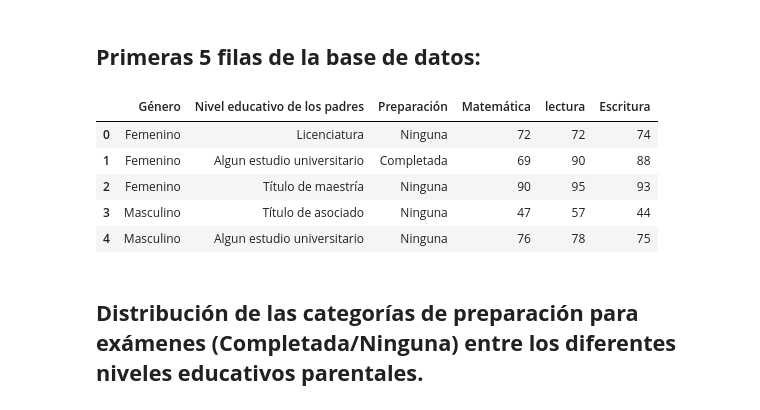
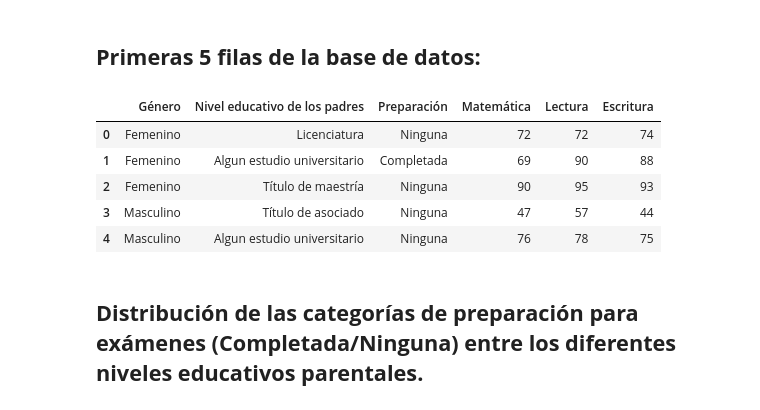
Before and after one commit to Zadquiel-niev/StudentsPerformance-G5-G6-Grupo-5, a Jupyter notebook: jupyter.ipynb, the cells around one changed output. Saved outputs shown, nothing was run; the diff lists cells and outputs as text; code cells hidden in the pictures.

```diff
--- a/jupyter.ipynb
+++ b/jupyter.ipynb
@@ -17,27 +17,27 @@ En este informe se busca realizar el estudio de la relación que existe entre el
 # %%
 #leer la base de datos en formato csv
 import pandas as pd
 
 pd.set_option('display.notebook_repr_html', True)
 
 def _repr_latex_(self):
     return "{%s}" % self.to_latex()
 
 pd.DataFrame._repr_latex_ = _repr_latex_
 
 csv = ('https://raw.githubusercontent.com/Rickfer14/StudentsPerformance-G5-G6-Grupo-5/refs/heads/main/Rendi'
 'miento%20de%20los%20estudiantes%20de%205to%20y%206to%20grado.csv')
 df = pd.read_csv(csv)
 
 #modificación de la BBDD para mejor legibilidad
 df = df.drop(columns=['Raza',  'Nota', 'Almuerzo', 'Promedio'])
 df = df.rename(columns={'Nota en matemáticas':'Matemática',
-                        'Nota en lectura':'lectura',
+                        'Nota en lectura':'Lectura',
                         'Nota en escritura':'Escritura'})
 #mostrar primeras 5 filas del csv
 df.head(5)
 # %% [output]
-|  | Género | Nivel educativo de los padres | Preparación | Matemática | lectura | Escritura |
+|  | Género | Nivel educativo de los padres | Preparación | Matemática | Lectura | Escritura |
 | 0 | Femenino | Licenciatura | Ninguna | 72 | 72 | 74 |
 | 1 | Femenino | Algun estudio universitario | Completada | 69 | 90 | 88 |
 | 2 | Femenino | Título de maestría | Ninguna | 90 | 95 | 93 |
```
Also changed, not shown: parts of 4 cells of this notebook.
